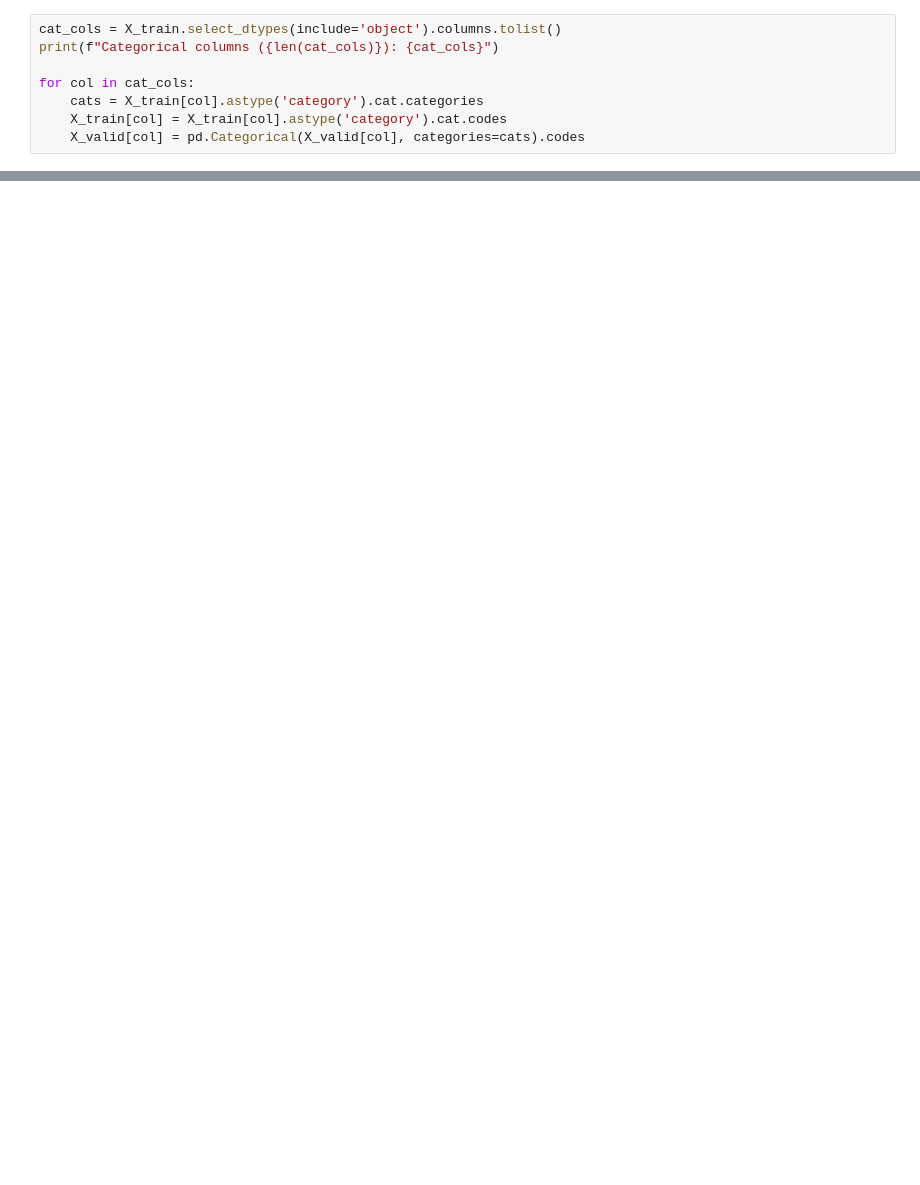
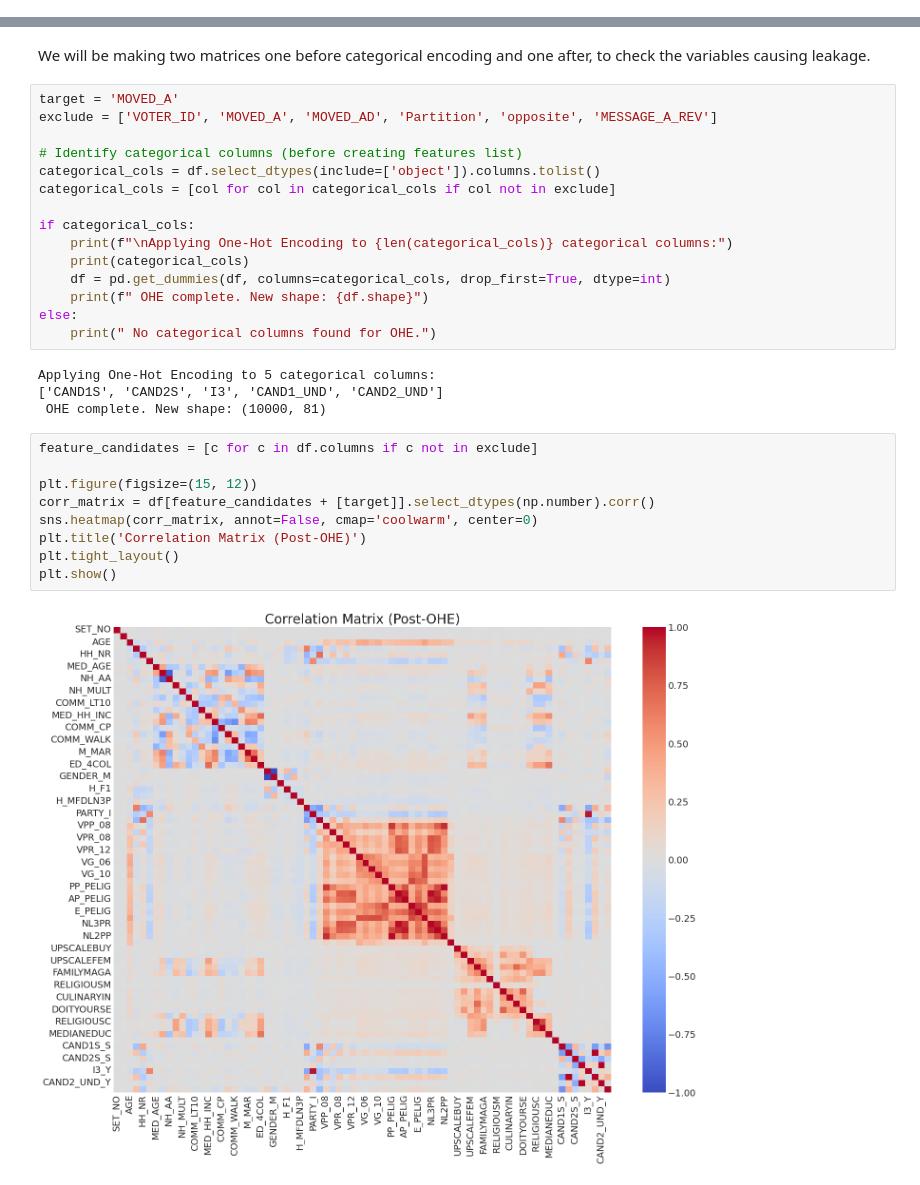
Before and after one commit to TanmayTopkhanewale/Political-Persuasion-Analysis-Uplift-Modeling-, a Jupyter notebook: G_Political_Persuasion.ipynb, the cells around one changed output, grey strips where cells are left out. Cells and saved outputs as stored; diff of their text form; blank space fills up the shorter version.

```diff
--- a/G_Political_Persuasion.ipynb
+++ b/G_Political_Persuasion.ipynb
@@ -256,8 +44,0 @@ X_valid shape: (4052, 72)
-# %%
-cat_cols = X_train.select_dtypes(include='object').columns.tolist()
-print(f"Categorical columns ({len(cat_cols)}): {cat_cols}")
-
-for col in cat_cols:
-    cats = X_train[col].astype('category').cat.categories
-    X_train[col] = X_train[col].astype('category').cat.codes
-    X_valid[col] = pd.Categorical(X_valid[col], categories=cats).codes
@@ -897,0 +148,32 @@ comparison.to_csv('feature_set_comparison.csv', index=False)
+# %% [markdown]
+We will be making two matrices one before categorical encoding and one after, to check the variables causing leakage.
+# %%
+target = 'MOVED_A'
+exclude = ['VOTER_ID', 'MOVED_A', 'MOVED_AD', 'Partition', 'opposite', 'MESSAGE_A_REV']
+
+# Identify categorical columns (before creating features list)
+categorical_cols = df.select_dtypes(include=['object']).columns.tolist()
+categorical_cols = [col for col in categorical_cols if col not in exclude]
+
+if categorical_cols:
+    print(f"\nApplying One-Hot Encoding to {len(categorical_cols)} categorical columns:")
+    print(categorical_cols)
+    df = pd.get_dummies(df, columns=categorical_cols, drop_first=True, dtype=int)
+    print(f" OHE complete. New shape: {df.shape}")
+else:
+    print(" No categorical columns found for OHE.")
+# %% [output]
+Applying One-Hot Encoding to 5 categorical columns:
+['CAND1S', 'CAND2S', 'I3', 'CAND1_UND', 'CAND2_UND']
+ OHE complete. New shape: (10000, 81)
+# %%
+feature_candidates = [c for c in df.columns if c not in exclude]
+
+plt.figure(figsize=(15, 12))
+corr_matrix = df[feature_candidates + [target]].select_dtypes(np.number).corr()
+sns.heatmap(corr_matrix, annot=False, cmap='coolwarm', center=0)
+plt.title('Correlation Matrix (Post-OHE)')
+plt.tight_layout()
+plt.show()
+# %% [output]
+[figure, added]
```
Also changed, not shown: parts of 80 cells of this notebook.
